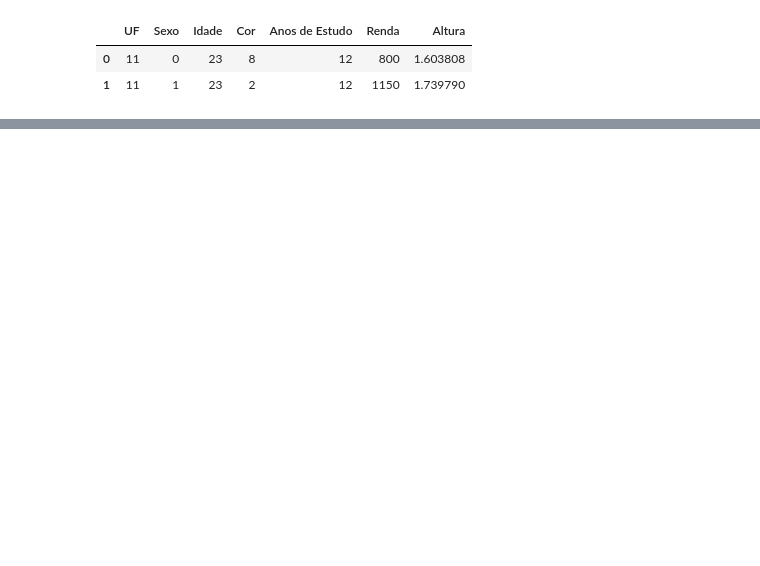
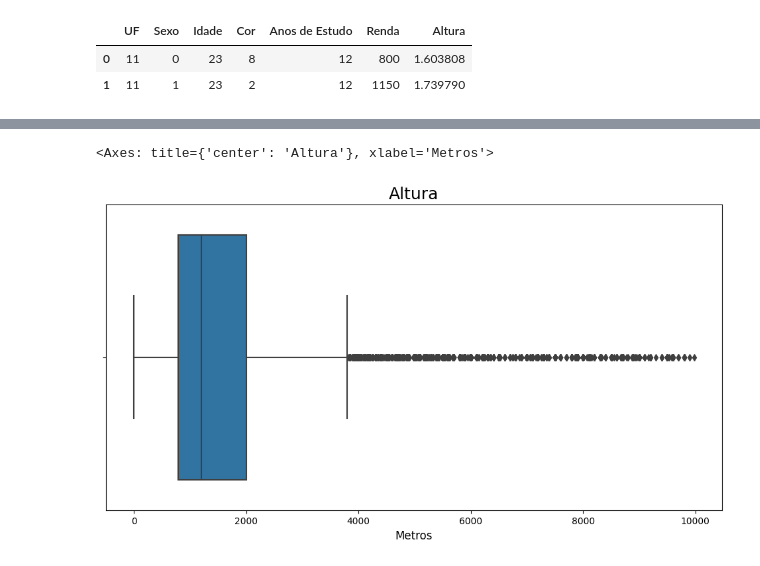
Before and after one commit to Jean-LucasLS/Statistics-using-Python, a Jupyter notebook: box_plot.ipynb, the cells around one changed output, grey strips where cells are left out. Saved outputs shown, nothing was run; the diff lists cells and outputs as text; code cells hidden in the pictures; blank space fills up the shorter version.

```diff
--- a/box_plot.ipynb
+++ b/box_plot.ipynb
@@ -11,0 +32,9 @@ df.head(2)
+# %%
+ax = sns.boxplot(x='Renda', data=df.query('Renda < 10000'), orient='h')
+ax.figure.set_size_inches(12, 6)
+ax.set_title('Altura', fontsize=18)
+ax.set_xlabel('Metros', fontsize=12)
+ax
+# %% [output]
+<Axes: title={'center': 'Altura'}, xlabel='Metros'>
+[figure, added]
```
Also changed, not shown: parts of 5 cells of this notebook, 1 other file.
